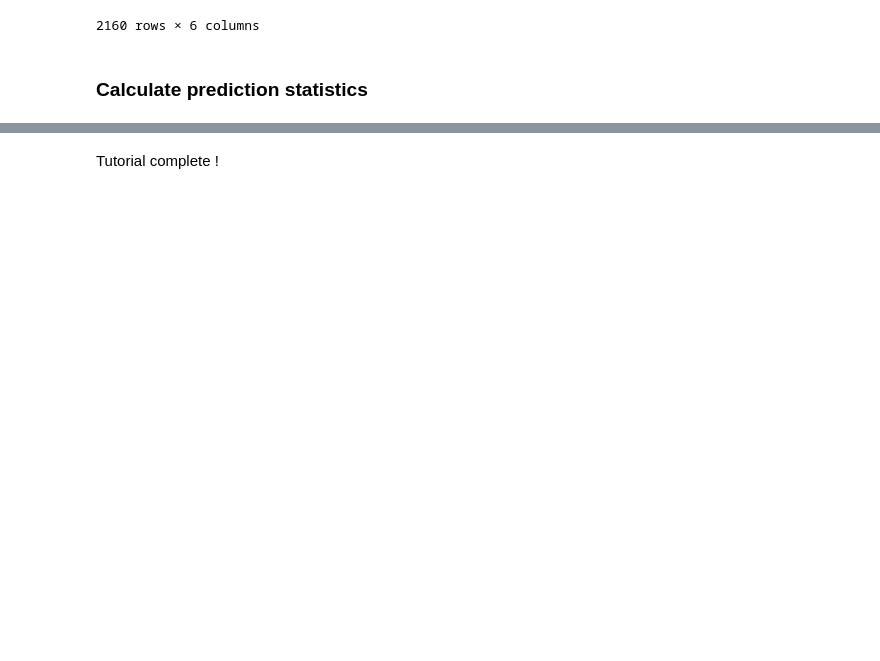
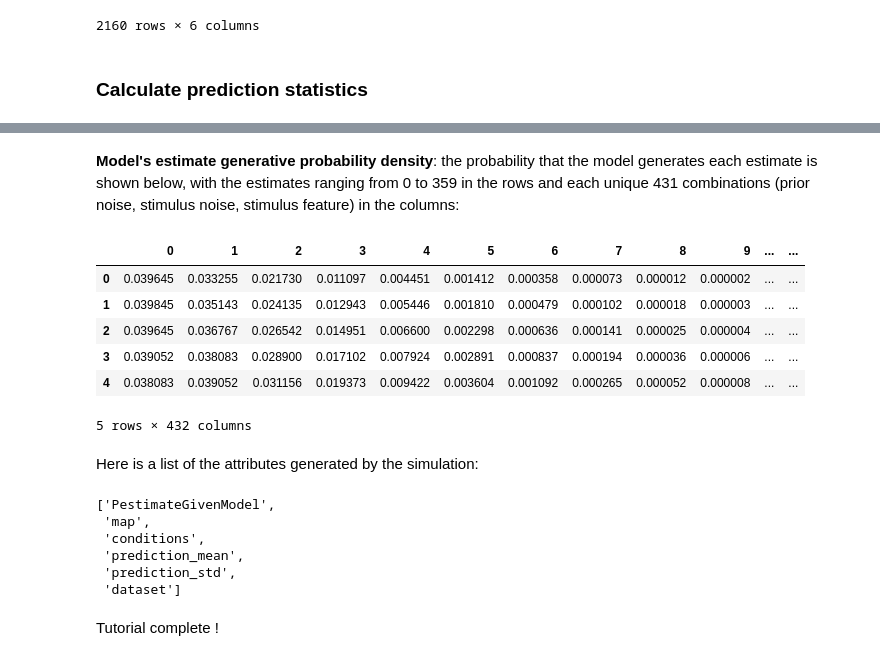
Before and after one commit to inference-org/bsfit, a Jupyter notebook: tutorials/standard_bayes/simulate_stochastic_choices.ipynb, the cells around one changed output, grey strips where cells are left out. Saved outputs shown, nothing was run; the diff lists cells and outputs as text; code cells hidden in the pictures; blank space fills up the shorter version.

```diff
--- a/tutorials/standard_bayes/simulate_stochastic_choices.ipynb
+++ b/tutorials/standard_bayes/simulate_stochastic_choices.ipynb
@@ -173,2 +144,26 @@ output
+# %% [markdown]
+**Model's estimate generative probability density**: the probability that the model generates each estimate is shown below,
+with the estimates ranging from 0 to 359 in the rows and each unique 431 combinations (prior noise, stimulus noise, stimulus feature) in the columns:
+# %%
+pd.DataFrame(output["PestimateGivenModel"]).head()
+# %% [output]
+|  | 0 | 1 | 2 | 3 | 4 | 5 | 6 | 7 | 8 | 9 | ... | ... |
+| 0 | 0.039645 | 0.033255 | 0.021730 | 0.011097 | 0.004451 | 0.001412 | 0.000358 | 0.000073 | 0.000012 | 0.000002 | ... | ... |
+| 1 | 0.039845 | 0.035143 | 0.024135 | 0.012943 | 0.005446 | 0.001810 | 0.000479 | 0.000102 | 0.000018 | 0.000003 | ... | ... |
+| 2 | 0.039645 | 0.036767 | 0.026542 | 0.014951 | 0.006600 | 0.002298 | 0.000636 | 0.000141 | 0.000025 | 0.000004 | ... | ... |
+| 3 | 0.039052 | 0.038083 | 0.028900 | 0.017102 | 0.007924 | 0.002891 | 0.000837 | 0.000194 | 0.000036 | 0.000006 | ... | ... |
+| 4 | 0.038083 | 0.039052 | 0.031156 | 0.019373 | 0.009422 | 0.003604 | 0.001092 | 0.000265 | 0.000052 | 0.000008 | ... | ... |
+5 rows × 432 columns
+# %% [markdown]
+Here is a list of the attributes generated by the simulation:
+# %%
+list(output.keys())
+# %% [output]
+['PestimateGivenModel',
+ 'map',
+ 'conditions',
+ 'prediction_mean',
+ 'prediction_std',
+ 'dataset']
 # %% [markdown]
 Tutorial complete !
```
Also changed, not shown: parts of 7 cells of this notebook.
